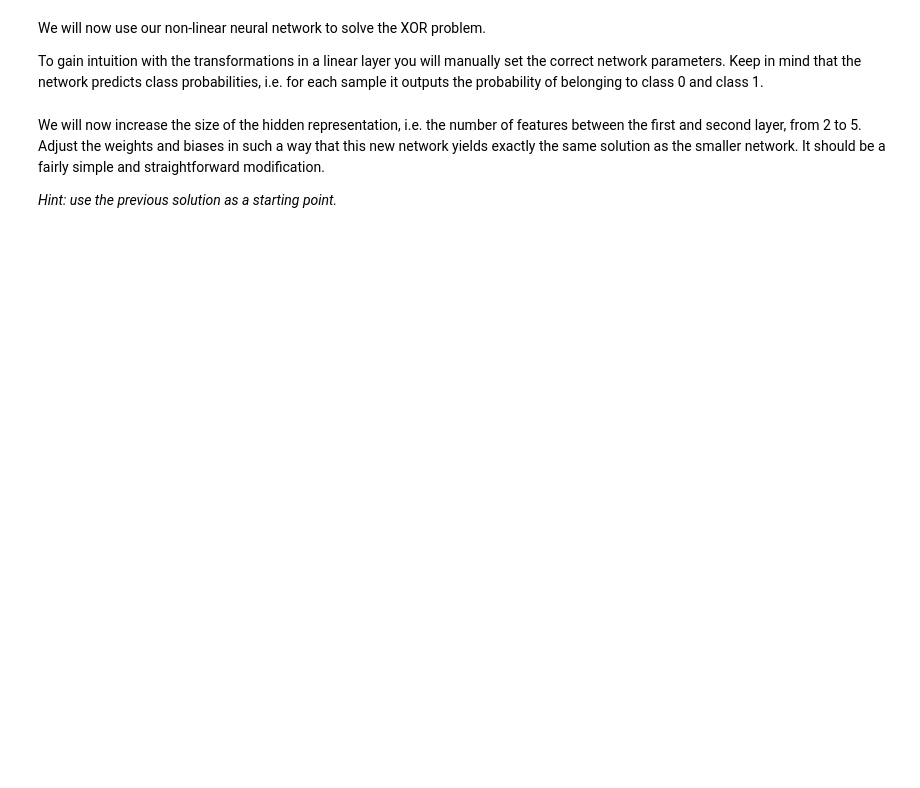
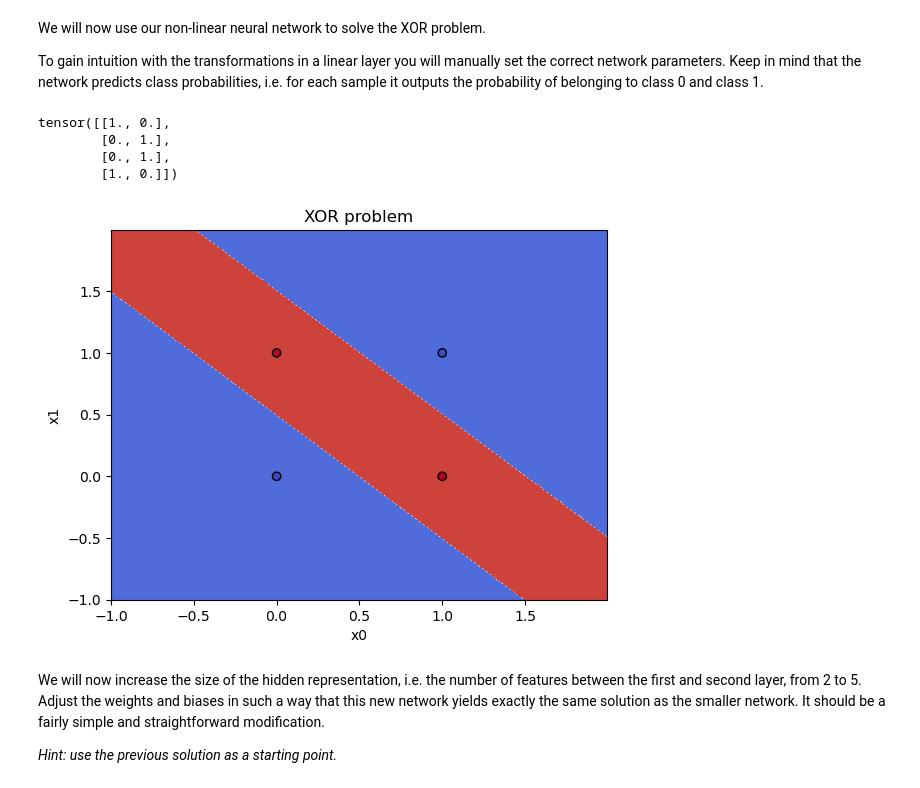
Before and after one commit to givani30/CS4240_DeepLearning, a Jupyter notebook: Assignment_1.ipynb, the cells around one changed output. Saved outputs shown, nothing was run; the diff lists cells and outputs as text; code cells hidden in the pictures; blank space fills up the shorter version.

```diff
--- a/Assignment_1.ipynb
+++ b/Assignment_1.ipynb
@@ -526,30 +557,39 @@ To gain intuition with the transformations in a linear layer you will manually s
 # %%
 in_features, hidden_dim, out_features = 2, 2, 2
 
 # Define and initialize layers
 layers = [Linear(in_features, hidden_dim),
           ReLU(),
           Linear(hidden_dim, out_features)]
 
 # Initialize network
 net = Net(layers)
 
 ########################################################################
 #   TODO: Manually set network parameters to solve the XOR problem.    #
 ########################################################################
 
-pass
+net.layers[0].weight = torch.FloatTensor([[-1,1],[-1,1]])
+net.layers[0].bias = torch.FloatTensor([1,-1])
+net.layers[2].weight = torch.FloatTensor([[1,-1],[1,-1]])
+net.layers[2].bias = torch.FloatTensor([0,1])
 
 ########################################################################
 #                         END OF YOUR CODE                             #
 ########################################################################
 
 # Forward pass
 y_pred = net.forward(x_xor)
 print(y_pred)
 
 # Show decision boundary
 plot(x_xor, y_xor, net)
+# %% [output]
+tensor([[1., 0.],
+        [0., 1.],
+        [0., 1.],
+        [1., 0.]])
+[figure, added]
 # %% [markdown]
 We will now increase the size of the hidden representation, i.e. the number of features between the first and second layer, from 2 to 5. Adjust the weights and biases in such a way that this new network yields exactly the same solution as the smaller network. It should be a fairly simple and straightforward modification.
 
```
Also changed, not shown: parts of 18 cells of this notebook.
